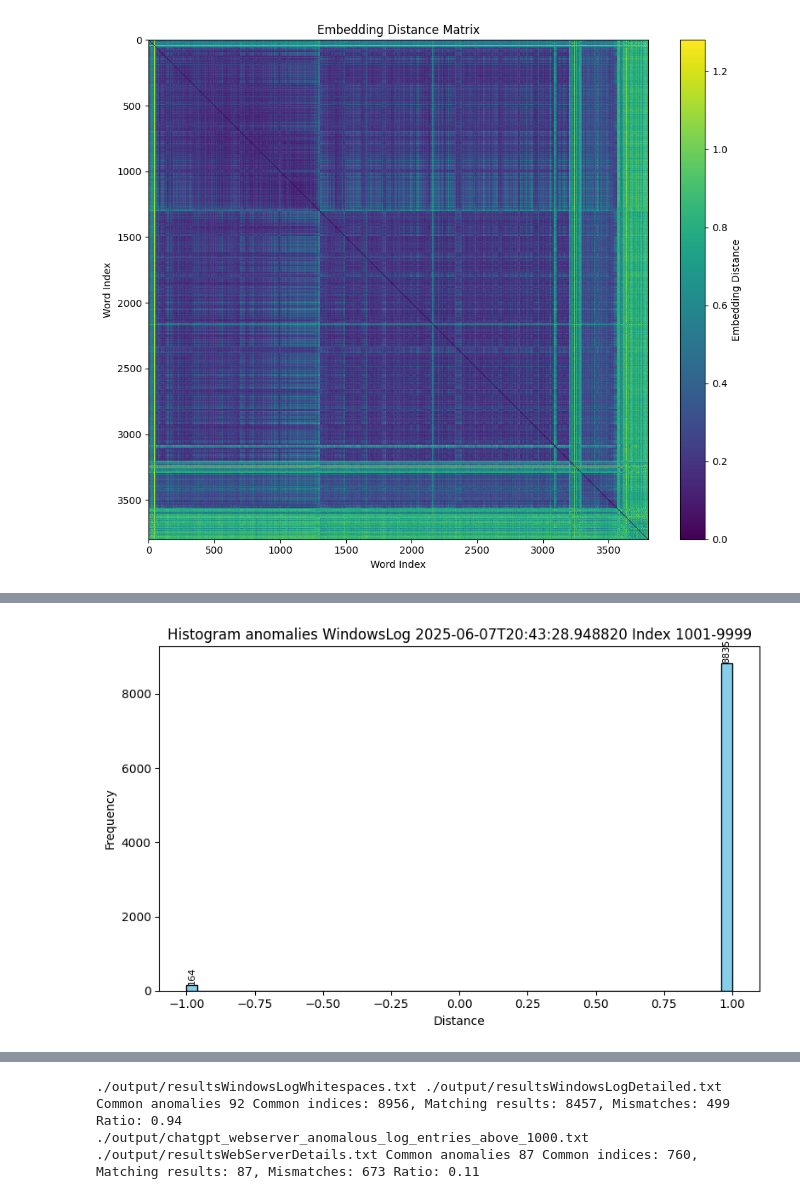
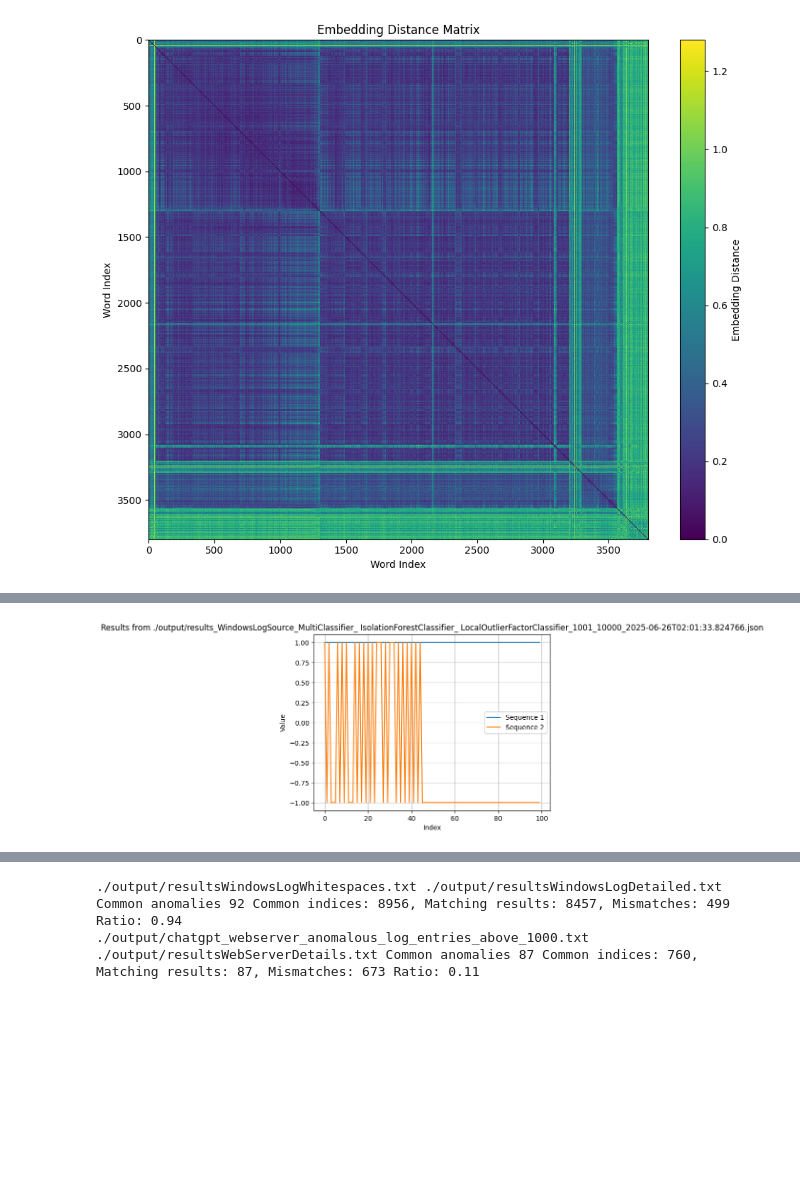
Before and after one commit to mmaracic/dataScience, a Jupyter notebook: anomaly-detection/analysis.ipynb, the cells around one changed output, grey strips where cells are left out. Drawn from its saved outputs; the diff is of its cells as text; code cells hidden in the pictures; blank space fills up the shorter version.

Commit message:
Added streaming api, refactor of global state, additional classifiers and analysis.

```diff
--- a/anomaly-detection/analysis.ipynb
+++ b/anomaly-detection/analysis.ipynb
@@ -1,10 +1,13 @@
 # %%
-DATABASES = {
-    "WindowsLog":"/mnt/d/Data/NLP/WindowsTop10000.log",
+from database_processors import WindowsLogSource, WebServerLogSource
+from database_processors import SampleSource
+DATABASES: dict[str, SampleSource] = {
+    "WindowsLog": WindowsLogSource("/mnt/d/Data/NLP/WindowsTop10000.log"),
+    "WebServerLog": WebServerLogSource("/mnt/d/Data/NLP/WebServerTop10000.log"),
 }
 
-EMBEDDINGS = {
-    "FastText":"/mnt/d/Data/NLP/crawl-300d-2M-subword.bin",
+EMBEDDINGS: dict[str, str] = {
+    "FastText": "/mnt/d/Data/NLP/crawl-300d-2M-subword.bin",
 }
 # %%
 #Downloaded from https://fasttext.cc/docs/en/english-vectors.html
@@ -77,8 +63,9 @@ np.save('./output/distances.npy', distances)
 # %%
 # Load the distances and dictionary from files
 import numpy as np
-distances = np.load('./output/distances.npy')
-with open('./output/dictionary.txt', 'r') as f:
+processor = DATABASES['WindowsLog']
+distances = np.load(f"./output/distances_{str(processor)}.npy")
+with open(f"./output/dictionary_{str(processor)}.txt", 'r') as f:
     dictionary = [line.strip() for line in f]
 # %%
 import numpy as np
@@ -107,10 +94,11 @@ plt.show()
 # %% [output]
 [figure]
 # %%
+#20 seconds
 import re
 pattern = re.compile(r"\d+_\d+")
 similar_words:set = set()
-with open('./output/similarities.txt', 'w') as f:
+with open(f"./output/similarities_{str(processor)}.txt", 'w') as f:
     for i in range(0, distances.shape[0]):
         for j in range(0, distances.shape[1]):
             if distances[i, j] < 0.25:  # Adjust threshold as needed
@@ -127,38 +115,41 @@ Similar words: ['"', "'", "'{bf1a281b", '(0x00000000002ec640)', '(0x00000000004c
 # %%
 import numpy as np
 import matplotlib.pyplot as plt
-import json
+from analysis_functions import extract_matrix_from_json
 
-def plot_results(file:str):
-    with open(file, "r") as f:
-        line = f.readline()
-        result = json.loads(line)
-    database = result["database"]
-    timestamp = result["timestamp"]
-    raw_results = result["results"]
-    min_index = raw_results[0]["index"]
-    max_index = raw_results[-1]["index"]
-    results = []
-    for result in raw_results:
-        results.append(result["anomaly_prediction"])
+def plotHistogramsJson(results: np.ndarray, file:str):
+    rows, cols = results.shape
+    for i in range(rows):
+        plt.figure(figsize=(8, 5))
+        counts, bins, patches = plt.hist(results[i,:], bins=50, color='skyblue', edgecolor='black')
+        # Add counts on top of columns
+        for count, bin_left, bin_right in zip(counts, bins[:-1], bins[1:]):
+            if count > 0:
+                plt.text((bin_left + bin_right) / 2, count, str(int(count)),
+                        ha='center', va='bottom', fontsize=8, rotation=90)
+        plt.title(f'Histogram of Embedding Distances {file}')
+        plt.xlabel('Distance')
+        plt.ylabel('Frequency')
+        plt.tight_layout()
+        plt.show()
 
-    plt.figure(figsize=(8, 5))
-    counts, bins, patches = plt.hist(results, bins=50, color='skyblue', edgecolor='black')
-    plt.title(f'Histogram anomalies {database} {timestamp} Index {min_index}-{max_index}')
-    plt.xlabel('Distance')
-    plt.ylabel('Frequency')
-    plt.tight_layout()
-
-    # Add counts on top of columns
-    for count, bin_left, bin_right in zip(counts, bins[:-1], bins[1:]):
-        if count > 0:
-            plt.text((bin_left + bin_right) / 2, count, str(int(count)),
-                    ha='center', va='bottom', fontsize=8, rotation=90)
-
+def plotResultsJson(results: np.ndarray, file: str, x_start: int = 1000, x_end: int = 1100):
+    rows, cols = results.shape
+    x_start_limit = min(x_start, cols)
+    x_end_limit = min(x_end, cols)
+    x = np.arange(x_start_limit, x_end_limit)
+    for i in range(rows):
+        plt.plot(results[i, x_start_limit:x_end_limit], label=f'Sequence {i+1}')
+    plt.xlabel('Index')
+    plt.ylabel('Value')
+    plt.title(f'Results from {file}')
+    plt.legend()
+    plt.grid(True)
     plt.show()
 
-plot_results("./output/resultsWindowsLogDetailed.txt")
-#plot_results("./output/resultsWindowsLogWhitespaces.txt")
-#plot_results("./output/resultsWebServerDetails.txt")
+file1 = "./output/results_WindowsLogSource_MultiClassifier_ IsolationForestClassifier_ LocalOutlierFactorClassifier_1001_10000_2025-06-26T02:01:33.824766.json"
+matrix1 = extract_matrix_from_json(file1)
+plotResultsJson(matrix1.transpose(), file1, x_start=1000, x_end=1100)
+plotHistogramsJson(matrix1.transpose(), file1)
 # %% [output]
-[figure, old version]
+[figure, new version]
```
Also changed, not shown: parts of 6 cells of this notebook, 7 other files.
